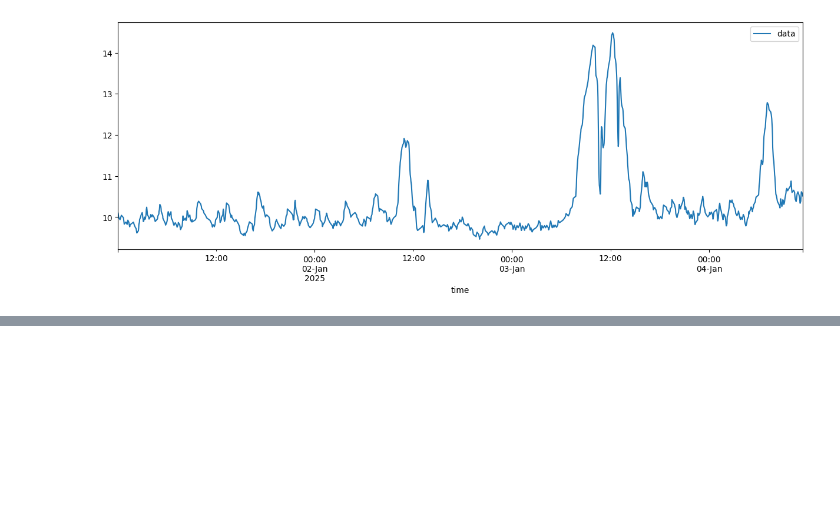
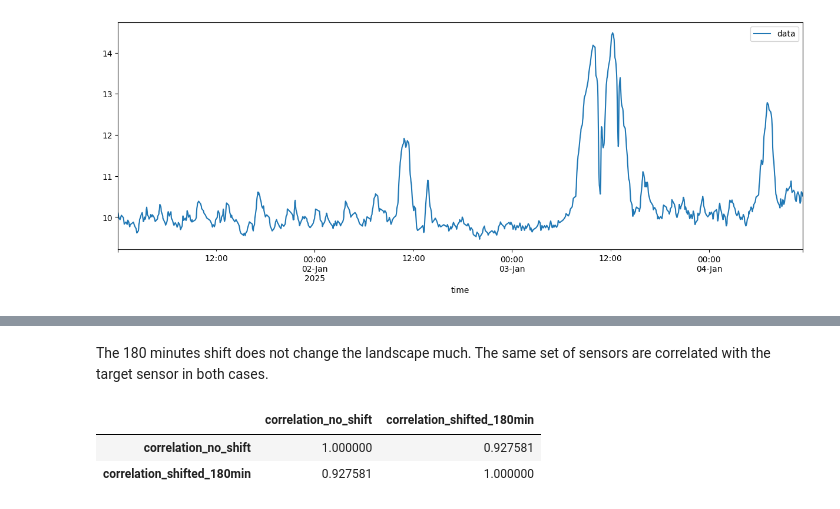
Before and after one commit to ferencberes/kaggle_elias_aifbo, a Jupyter notebook: FirstLook.ipynb, the cells around one changed output, grey strips where cells are left out. Cells and saved outputs as stored; diff of their text form; code cells hidden in the pictures; blank space fills up the shorter version.

```diff
--- a/FirstLook.ipynb
+++ b/FirstLook.ipynb
@@ -233,0 +264,9 @@ resampled.head(5000).plot(x='time', y='data', figsize=(15,5))
+# %% [markdown]
+The 180 minutes shift does not change the landscape much. The same set of sensors are correlated with the target sensor in both cases.
+# %%
+merged_df = corr_df.merge(shifted_corr_df, on='sensor_id', suffixes=('_no_shift', '_shifted_180min'))
+merged_df[['correlation_no_shift', 'correlation_shifted_180min']].corr(method='spearman')
+# %% [output]
+|  | correlation_no_shift | correlation_shifted_180min |
+| correlation_no_shift | 1.000000 | 0.927581 |
+| correlation_shifted_180min | 0.927581 | 1.000000 |
```
Also changed, not shown: parts of 9 cells of this notebook, 2 other files.
